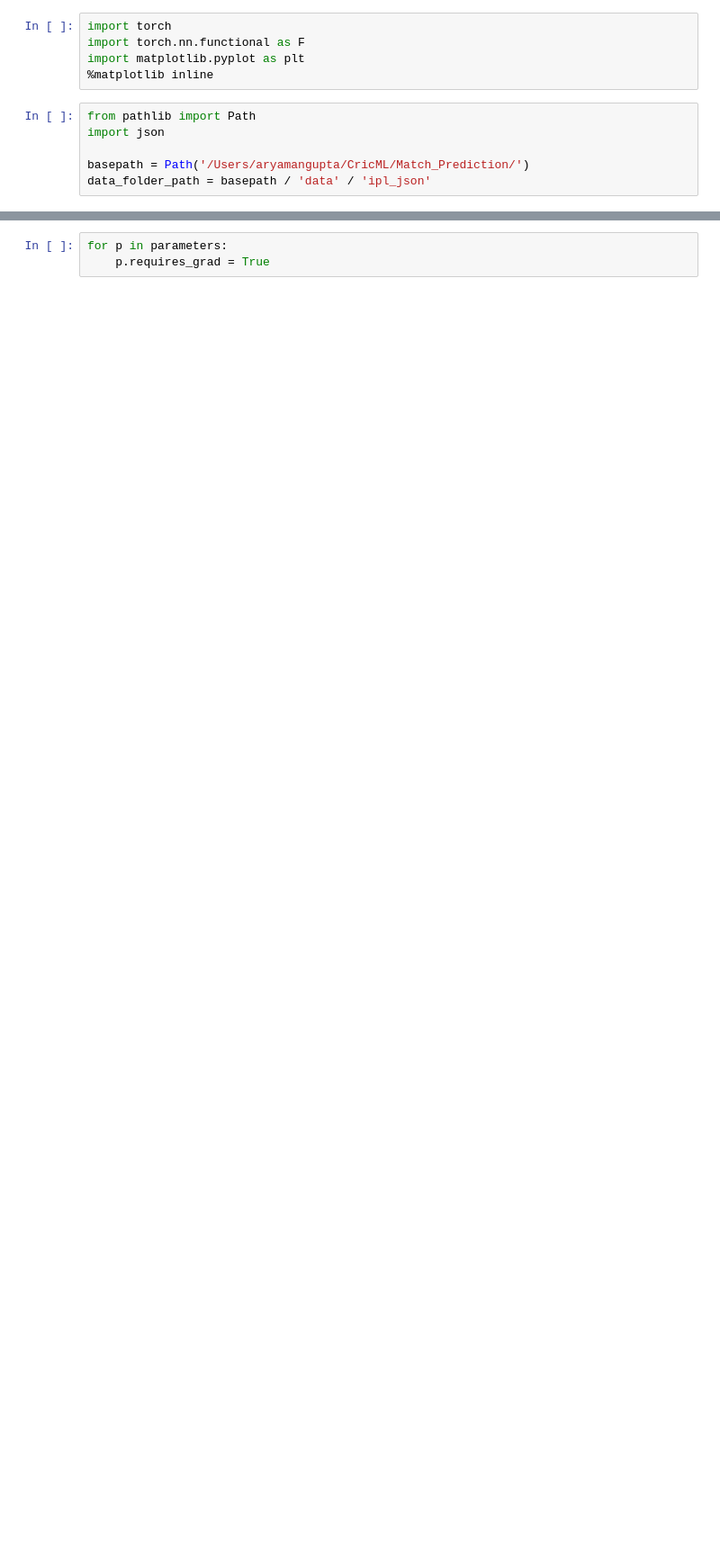
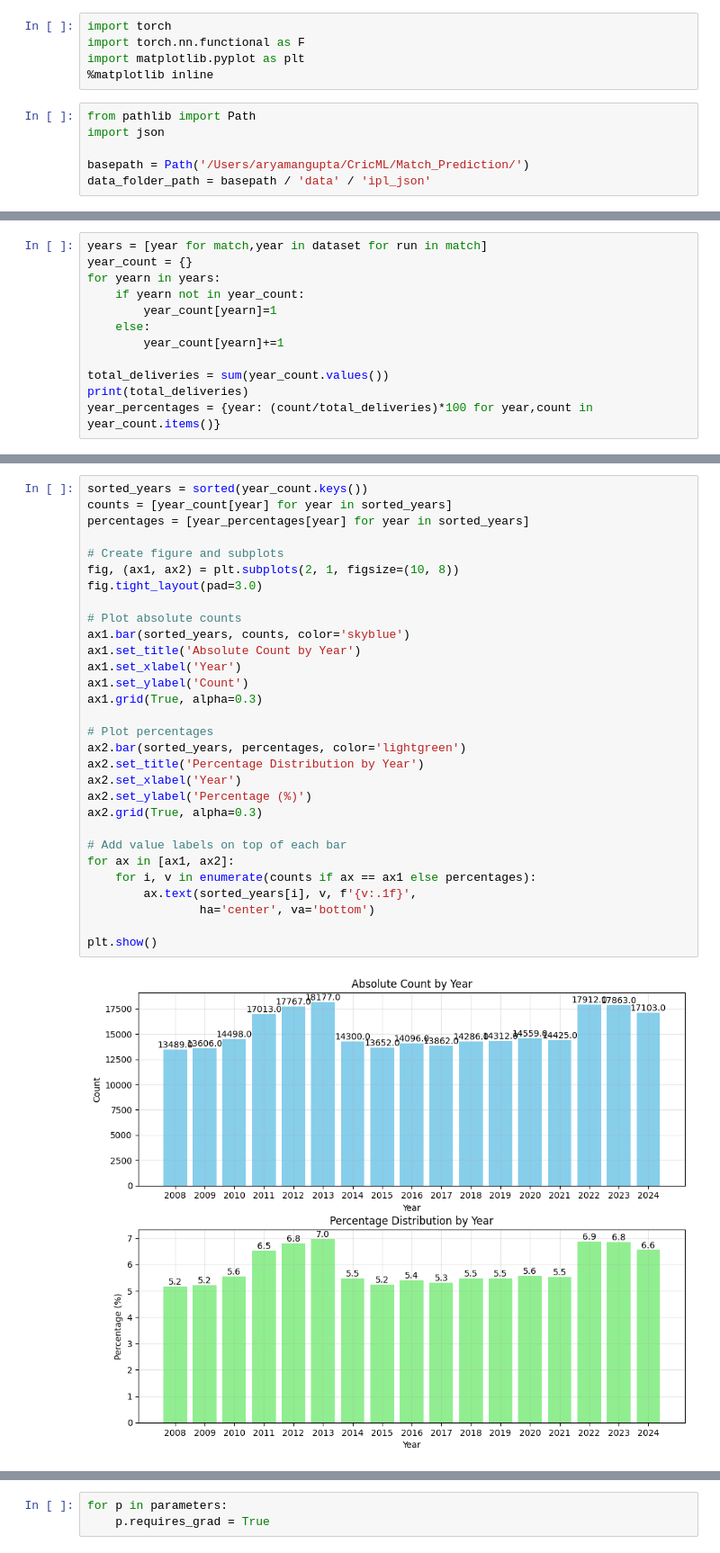
Before and after one commit to aryamanbgupta/Match_Prediction, a Jupyter notebook: notebooks/model_development.ipynb, the cells around one changed output, grey strips where cells are left out. Shown: that part at 90% size. Cells and saved outputs as stored; diff of their text form; blank space fills up the shorter version.

```diff
--- a/notebooks/model_development.ipynb
+++ b/notebooks/model_development.ipynb
@@ -61,0 +146,12 @@ X.shape, X.dtype, Y.shape, Y.dtype
+# %%
+years = [year for match,year in dataset for run in match]
+year_count = {}
+for yearn in years:
+    if yearn not in year_count:
+        year_count[yearn]=1
+    else:
+        year_count[yearn]+=1
+
+total_deliveries = sum(year_count.values())
+print(total_deliveries)
+year_percentages = {year: (count/total_deliveries)*100 for year,count in year_count.items()}
@@ -61,0 +160,32 @@ X.shape, X.dtype, Y.shape, Y.dtype
+# %%
+sorted_years = sorted(year_count.keys())
+counts = [year_count[year] for year in sorted_years]
+percentages = [year_percentages[year] for year in sorted_years]
+
+# Create figure and subplots
+fig, (ax1, ax2) = plt.subplots(2, 1, figsize=(10, 8))
+fig.tight_layout(pad=3.0)
+
+# Plot absolute counts
+ax1.bar(sorted_years, counts, color='skyblue')
+ax1.set_title('Absolute Count by Year')
+ax1.set_xlabel('Year')
+ax1.set_ylabel('Count')
+ax1.grid(True, alpha=0.3)
+
+# Plot percentages
+ax2.bar(sorted_years, percentages, color='lightgreen')
+ax2.set_title('Percentage Distribution by Year')
+ax2.set_xlabel('Year')
+ax2.set_ylabel('Percentage (%)')
+ax2.grid(True, alpha=0.3)
+
+# Add value labels on top of each bar
+for ax in [ax1, ax2]:
+    for i, v in enumerate(counts if ax == ax1 else percentages):
+        ax.text(sorted_years[i], v, f'{v:.1f}',
+                ha='center', va='bottom')
+
+plt.show()
+# %% [output]
+[figure, added]
```
Also changed, not shown: parts of 19 cells of this notebook, 1 other file.
